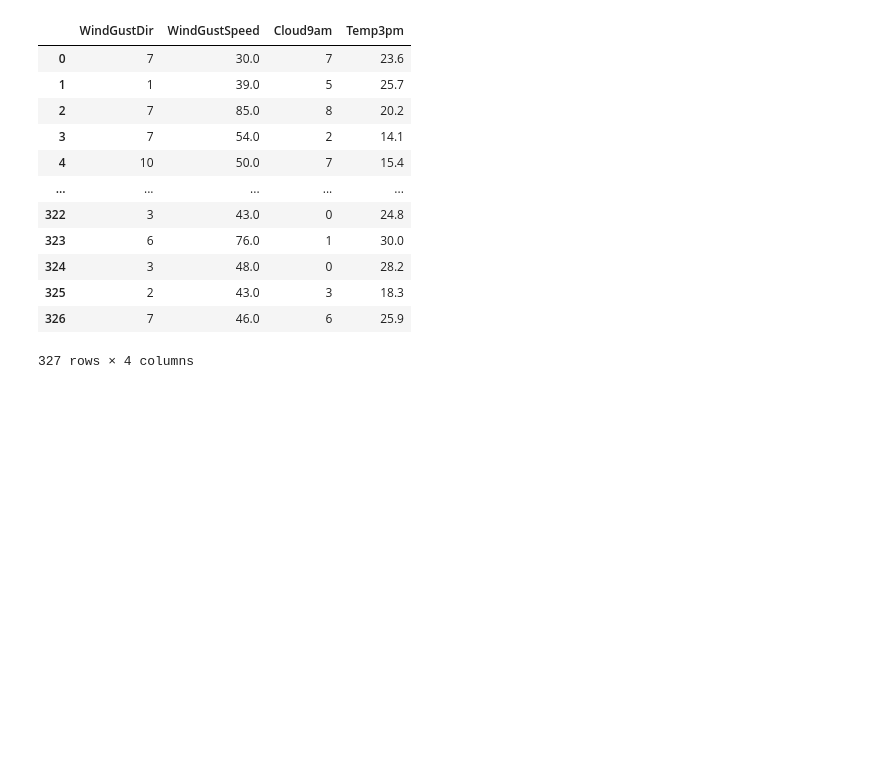
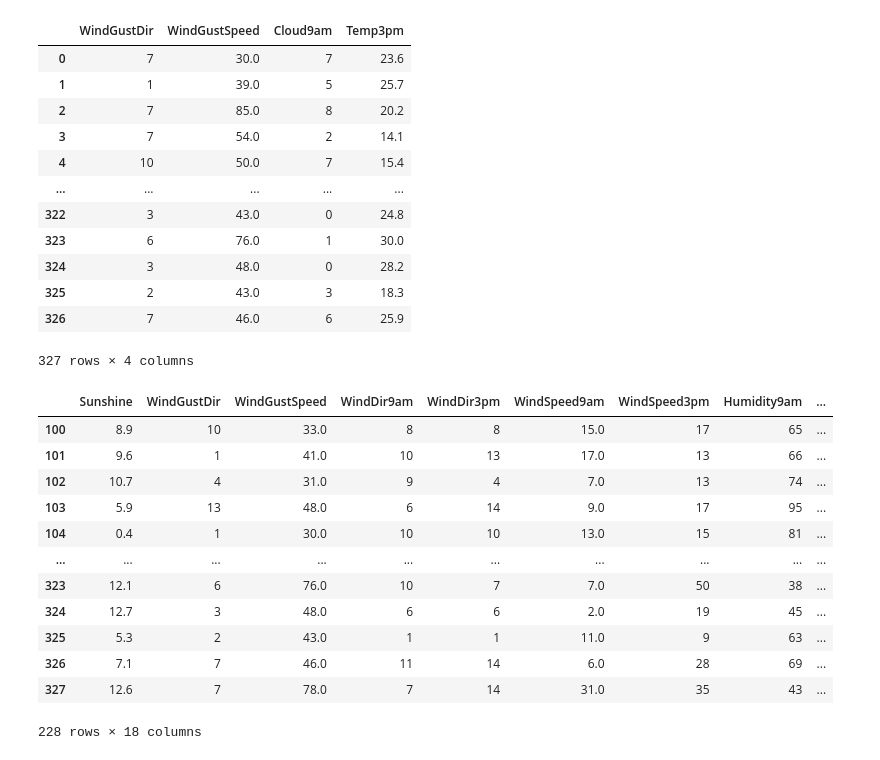
Before and after one commit to FahmidaNourin/Python-_Data_Arch, a Jupyter notebook: Project_Weather.ipynb, the cells around one changed output. Cells and saved outputs as stored; diff of their text form; code cells hidden in the pictures; blank space fills up the shorter version.

```diff
--- a/Project_Weather.ipynb
+++ b/Project_Weather.ipynb
@@ -184,3 +184,19 @@ k.head(-1)
 | 325 | 2 | 43.0 | 3 | 18.3 |
 | 326 | 7 | 46.0 | 6 | 25.9 |
 327 rows × 4 columns
+# %%
+df.iloc[100:,4:]
+# %% [output]
+|  | Sunshine | WindGustDir | WindGustSpeed | WindDir9am | WindDir3pm | WindSpeed9am | WindSpeed3pm | Humidity9am | ... |
+| 100 | 8.9 | 10 | 33.0 | 8 | 8 | 15.0 | 17 | 65 | ... |
+| 101 | 9.6 | 1 | 41.0 | 10 | 13 | 17.0 | 13 | 66 | ... |
+| 102 | 10.7 | 4 | 31.0 | 9 | 4 | 7.0 | 13 | 74 | ... |
+| 103 | 5.9 | 13 | 48.0 | 6 | 14 | 9.0 | 17 | 95 | ... |
+| 104 | 0.4 | 1 | 30.0 | 10 | 10 | 13.0 | 15 | 81 | ... |
+| ... | ... | ... | ... | ... | ... | ... | ... | ... | ... |
+| 323 | 12.1 | 6 | 76.0 | 10 | 7 | 7.0 | 50 | 38 | ... |
+| 324 | 12.7 | 3 | 48.0 | 6 | 6 | 2.0 | 19 | 45 | ... |
+| 325 | 5.3 | 2 | 43.0 | 1 | 1 | 11.0 | 9 | 63 | ... |
+| 326 | 7.1 | 7 | 46.0 | 11 | 14 | 6.0 | 28 | 69 | ... |
+| 327 | 12.6 | 7 | 78.0 | 7 | 14 | 31.0 | 35 | 43 | ... |
+228 rows × 18 columns
```
Also changed, not shown: parts of 1 cell of this notebook.
